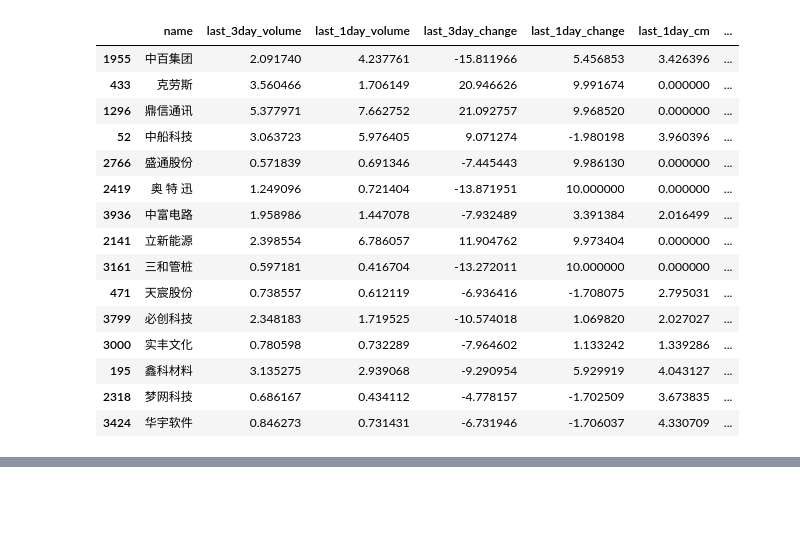
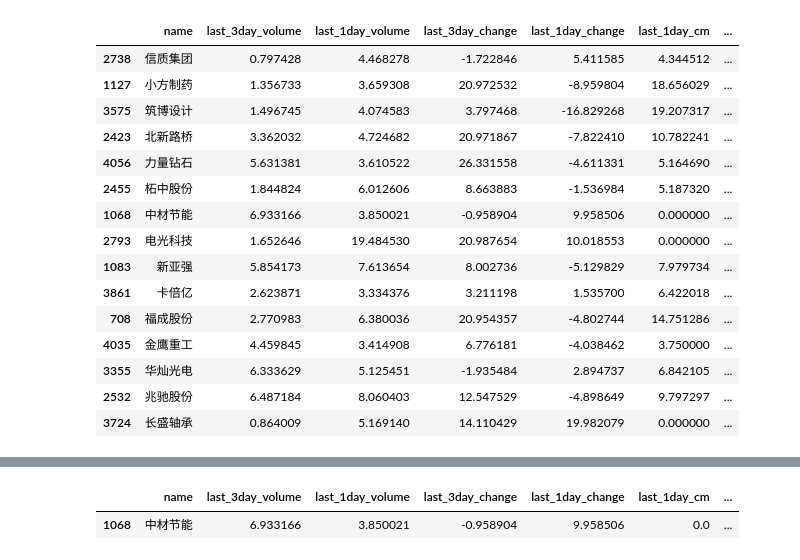
Before and after one commit to txdas/biotech, a Jupyter notebook: notebook/stock/akshare_pred.ipynb, the cells around one changed output, grey strips where cells are left out. Saved outputs shown, nothing was run; the diff lists cells and outputs as text; code cells hidden in the pictures; blank space fills up the shorter version.

```diff
--- a/notebook/stock/akshare_pred.ipynb
+++ b/notebook/stock/akshare_pred.ipynb
@@ -2,28 +2,16 @@
 import pandas as pd
 import tqdm
 import datetime
-df = pd.read_csv("./daily/stock_2024-12-23.csv")
+df = pd.read_csv("./daily/stock_2024-12-24.csv")
 cdf = pd.read_csv("stock_today.csv")
+fdf = pd.read_csv("./daily/stock_fund_2024-12-25.csv")
 df = pd.concat([df,cdf])
-
-def delta_dates():
-    today = datetime.datetime.now()
-    offsets = [-14,-7,-3]
-    hdates = []
-    for off in offsets:
-        offset = datetime.timedelta(days=off)
-        hdate = (today + offset).strftime('%Y-%m-%d')
-        hdates.append(hdate)
-    hdates.append(today.strftime('%Y-%m-%d'))
-    return list(zip(hdates[:-1],hdates[1:]))
+df = df.merge(fdf)
 
 def make_record(g,date):
     g = g[g["date"]<date]
     g = g.sort_values(by="date",ascending=False)[:10]
-    today = datetime.datetime.now()
-    offset = datetime.timedelta(days=-10)
-    lastday=(today + offset).strftime('%Y-%m-%d')
-    if g[g["date"]>lastday].shape[0]>0 and g.shape[0]>=10:
+    if g.shape[0]>=10:
         # print(g.shape)
         name = g.iloc[0]["name"]
         last_1day, last_3_days, last_7days = g.iloc[0], g.iloc[1:3], g.iloc[5:]
@@ -41,7 +29,8 @@ def make_record(g,date):
         last_1day_change = (last_1day_change-1)*100
         return {"name":name,"last_3day_volume":last_3day_volume,"last_1day_volume":last_1day_volume,
                         "last_3day_change":last_3day_change,"last_1day_change":last_1day_change,"last_1day_cm":last_1day_cm,
-                        "last_1day_cc":last_1day_cc,"last_1day_cl":last_1day_cl,"last_1day_amp":last_1day_amp}
+                        "last_1day_cc":last_1day_cc,"last_1day_cl":last_1day_cl,"last_1day_amp":last_1day_amp,
+                        "main_amount":g.iloc[0]["main_amount"], "main_percent":g.iloc[0]["main_percent"]}
 
 def make_data(df,cdate,flag=True):
     records = []
@@ -59,16 +48,17 @@ def make_data(df,cdate,flag=True):
                     records.append(record)
             else:
                 records.append(record)
+        # break
 
     return pd.DataFrame(records)
 
 lst = []
-hdts, cdt =("2024-12-19","2024-12-20","2024-12-23","2024-12-24"),"2024-12-25"
+hdts, cdt =("2024-12-23","2024-12-24","2024-12-25"),"2024-12-26"
 for dt in hdts:
     tdf = make_data(df,dt)
     lst.append(tdf)
 padf = pd.concat(lst)
 cadf = make_data(df,cdt,False)
-padf.head()
+cadf.head()
 # %% [output]
 |  | name | last_3day_volume | last_1day_volume | last_3day_change | last_1day_change | last_1day_cm | ... |
@@ -111,8 +101,8 @@ from sklearn.model_selection import RandomizedSearchCV
 from sklearn.ensemble import GradientBoostingRegressor, RandomForestClassifier
 # Create a pipeline with preprocessor and classifier
 model = Pipeline(steps=[ ('regressor', GradientBoostingRegressor())])
-param_distributions = {'regressor__n_estimators': [50, 100,],
-    'regressor__learning_rate': [0.01, 0.05, 0.1],
+param_distributions = {'regressor__n_estimators': [100,],
+    'regressor__learning_rate': [0.01, 0.05,],
     'regressor__max_depth': [4, 5],
     'regressor__min_samples_split': [2, 5],
     'regressor__min_samples_leaf': [2, 4],
@@ -137,23 +127,23 @@ MSE is: 11.254111553281248
 # %%
 pdf = cadf.copy()
 pdf = pdf[pdf["last_1day_amp"]>0.1]
 ctrain = pdf.drop(columns=["code","name","date"])
 pdf["pred"] = random_search.predict(ctrain)
-pdf.sort_values(by="pred",ascending=False)[:15]
+pdf[pdf.last_1day_volume>3].sort_values(by="pred",ascending=False)[:15]
 # %% [output]
 |  | name | last_3day_volume | last_1day_volume | last_3day_change | last_1day_change | last_1day_cm | ... |
-| 1955 | 中百集团 | 2.091740 | 4.237761 | -15.811966 | 5.456853 | 3.426396 | ... |
-| 433 | 克劳斯 | 3.560466 | 1.706149 | 20.946626 | 9.991674 | 0.000000 | ... |
-| 1296 | 鼎信通讯 | 5.377971 | 7.662752 | 21.092757 | 9.968520 | 0.000000 | ... |
-| 52 | 中船科技 | 3.063723 | 5.976405 | 9.071274 | -1.980198 | 3.960396 | ... |
-| 2766 | 盛通股份 | 0.571839 | 0.691346 | -7.445443 | 9.986130 | 0.000000 | ... |
-| 2419 | 奥 特 迅 | 1.249096 | 0.721404 | -13.871951 | 10.000000 | 0.000000 | ... |
-| 3936 | 中富电路 | 1.958986 | 1.447078 | -7.932489 | 3.391384 | 2.016499 | ... |
-| 2141 | 立新能源 | 2.398554 | 6.786057 | 11.904762 | 9.973404 | 0.000000 | ... |
-| 3161 | 三和管桩 | 0.597181 | 0.416704 | -13.272011 | 10.000000 | 0.000000 | ... |
-| 471 | 天宸股份 | 0.738557 | 0.612119 | -6.936416 | -1.708075 | 2.795031 | ... |
-| 3799 | 必创科技 | 2.348183 | 1.719525 | -10.574018 | 1.069820 | 2.027027 | ... |
-| 3000 | 实丰文化 | 0.780598 | 0.732289 | -7.964602 | 1.133242 | 1.339286 | ... |
-| 195 | 鑫科材料 | 3.135275 | 2.939068 | -9.290954 | 5.929919 | 4.043127 | ... |
-| 2318 | 梦网科技 | 0.686167 | 0.434112 | -4.778157 | -1.702509 | 3.673835 | ... |
-| 3424 | 华宇软件 | 0.846273 | 0.731431 | -6.731946 | -1.706037 | 4.330709 | ... |
+| 2738 | 信质集团 | 0.797428 | 4.468278 | -1.722846 | 5.411585 | 4.344512 | ... |
+| 1127 | 小方制药 | 1.356733 | 3.659308 | 20.972532 | -8.959804 | 18.656029 | ... |
+| 3575 | 筑博设计 | 1.496745 | 4.074583 | 3.797468 | -16.829268 | 19.207317 | ... |
+| 2423 | 北新路桥 | 3.362032 | 4.724682 | 20.971867 | -7.822410 | 10.782241 | ... |
+| 4056 | 力量钻石 | 5.631381 | 3.610522 | 26.331558 | -4.611331 | 5.164690 | ... |
+| 2455 | 柘中股份 | 1.844824 | 6.012606 | 8.663883 | -1.536984 | 5.187320 | ... |
+| 1068 | 中材节能 | 6.933166 | 3.850021 | -0.958904 | 9.958506 | 0.000000 | ... |
+| 2793 | 电光科技 | 1.652646 | 19.484530 | 20.987654 | 10.018553 | 0.000000 | ... |
+| 1083 | 新亚强 | 5.854173 | 7.613654 | 8.002736 | -5.129829 | 7.979734 | ... |
+| 3861 | 卡倍亿 | 2.623871 | 3.334376 | 3.211198 | 1.535700 | 6.422018 | ... |
+| 708 | 福成股份 | 2.770983 | 6.380036 | 20.954357 | -4.802744 | 14.751286 | ... |
+| 4035 | 金鹰重工 | 4.459845 | 3.414908 | 6.776181 | -4.038462 | 3.750000 | ... |
+| 3355 | 华灿光电 | 6.333629 | 5.125451 | -1.935484 | 2.894737 | 6.842105 | ... |
+| 2532 | 兆驰股份 | 6.487184 | 8.060403 | 12.547529 | -4.898649 | 9.797297 | ... |
+| 3724 | 长盛轴承 | 0.864009 | 5.169140 | 14.110429 | 19.982079 | 0.000000 | ... |
@@ -177,2 +167,5 @@ pdf.sort_values(by="pred",ascending=False)[:15]
 # %%
 pdf[pdf.name=="中材节能"]
+# %% [output]
+|  | name | last_3day_volume | last_1day_volume | last_3day_change | last_1day_change | last_1day_cm | ... |
+| 1068 | 中材节能 | 6.933166 | 3.850021 | -0.958904 | 9.958506 | 0.0 | ... |
```
Also changed, not shown: parts of 6 cells of this notebook, 12 other files.
